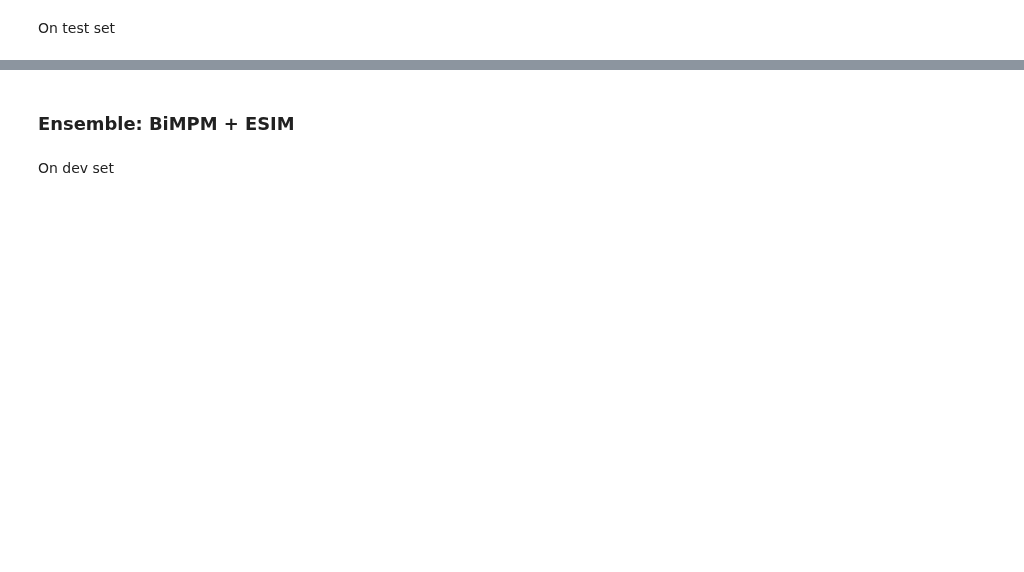
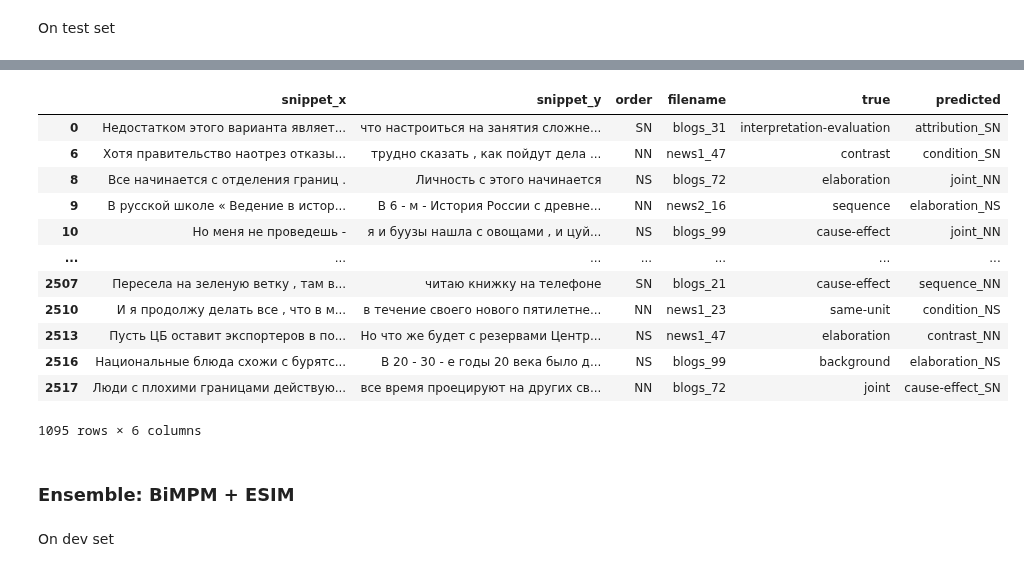
Before and after one commit to tchewik/isanlp_rst, a Jupyter notebook: src/maintenance/3.5_relations_classification_esim.ipynb, the cells around one changed output, grey strips where cells are left out. Drawn from its saved outputs; the diff is of its cells as text; code cells hidden in the pictures; blank space fills up the shorter version.

```diff
--- a/src/maintenance/3.5_relations_classification_esim.ipynb
+++ b/src/maintenance/3.5_relations_classification_esim.ipynb
@@ -937,0 +1106,2 @@ print(metrics.classification_report(y_test, ensemble_pred, digits=4))
+# %%
+output2 = output[output.true != output.predicted.map(lambda row: row.split('_')[0])]
@@ -937,0 +1112,16 @@ print(metrics.classification_report(y_test, ensemble_pred, digits=4))
+# %%
+output2
+# %% [output]
+|  | snippet_x | snippet_y | order | filename | true | predicted |
+| 0 | Недостатком этого варианта являет... | что настроиться на занятия сложне... | SN | blogs_31 | interpretation-evaluation | attribution_SN |
+| 6 | Хотя правительство наотрез отказы... | трудно сказать , как пойдут дела ... | NN | news1_47 | contrast | condition_SN |
+| 8 | Все начинается с отделения границ . | Личность с этого начинается | NS | blogs_72 | elaboration | joint_NN |
+| 9 | В русской школе « Ведение в истор... | В 6 - м - История России с древне... | NN | news2_16 | sequence | elaboration_NS |
+| 10 | Но меня не проведешь - | я и буузы нашла с овощами , и цуй... | NS | blogs_99 | cause-effect | joint_NN |
+| ... | ... | ... | ... | ... | ... | ... |
+| 2507 | Пересела на зеленую ветку , там в... | читаю книжку на телефоне | SN | blogs_21 | cause-effect | sequence_NN |
+| 2510 | И я продолжу делать все , что в м... | в течение своего нового пятилетне... | NN | news1_23 | same-unit | condition_NS |
+| 2513 | Пусть ЦБ оставит экспортеров в по... | Но что же будет с резервами Центр... | NS | news1_47 | elaboration | contrast_NN |
+| 2516 | Национальные блюда схожи с бурятс... | В 20 - 30 - е годы 20 века было д... | NS | blogs_99 | background | elaboration_NS |
+| 2517 | Люди с плохими границами действую... | все время проецируют на других св... | NN | blogs_72 | joint | cause-effect_SN |
+1095 rows × 6 columns
```
Also changed, not shown: parts of 30 cells of this notebook, 4 other files.
